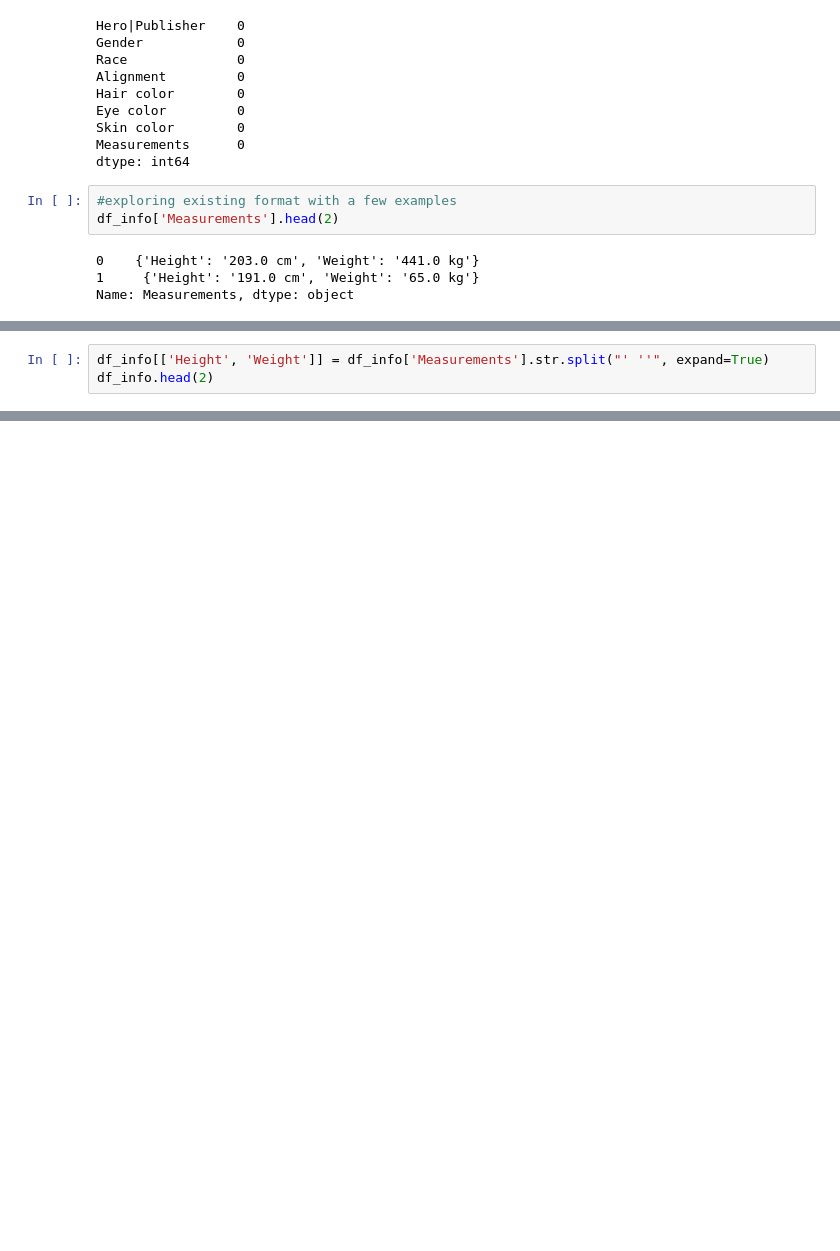
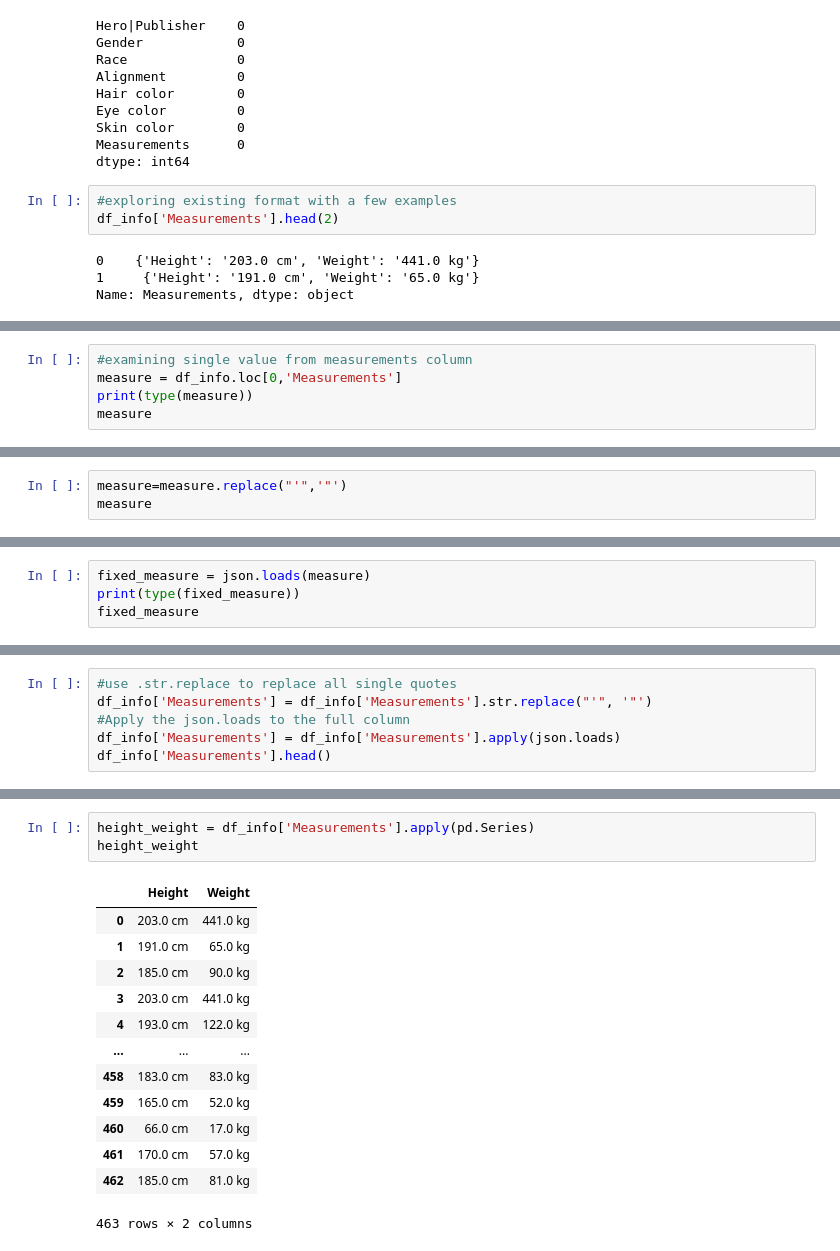
Before and after one commit to thejustinfields/applying_advanced-transformations, a Jupyter notebook: applying-advanced-tranformations.ipynb, the cells around one changed output, grey strips where cells are left out. Drawn from its saved outputs; the diff is of its cells as text; blank space fills up the shorter version.

```diff
--- a/applying-advanced-tranformations.ipynb
+++ b/applying-advanced-tranformations.ipynb
@@ -55,4 +56,6 @@ df_info['Measurements'].str.split(', ', expand=True)
 # %%
-df_info[['Height', 'Weight']] = df_info['Measurements'].str.split("' ''", expand=True)
-df_info.head(2)
+#examining single value from measurements column
+measure = df_info.loc[0,'Measurements']
+print(type(measure))
+measure
 # %% [output]
@@ -59,0 +64,3 @@ ValueError: Columns must be same length as key
+# %%
+measure=measure.replace("'",'"')
+measure
@@ -59,0 +69,4 @@ ValueError: Columns must be same length as key
+# %%
+fixed_measure = json.loads(measure)
+print(type(fixed_measure))
+fixed_measure
@@ -59,0 +76,6 @@ ValueError: Columns must be same length as key
+# %%
+#use .str.replace to replace all single quotes
+df_info['Measurements'] = df_info['Measurements'].str.replace("'", '"')
+#Apply the json.loads to the full column
+df_info['Measurements'] = df_info['Measurements'].apply(json.loads)
+df_info['Measurements'].head()
@@ -59,0 +97,17 @@ ValueError: Columns must be same length as key
+# %%
+height_weight = df_info['Measurements'].apply(pd.Series)
+height_weight
+# %% [output]
+|  | Height | Weight |
+| 0 | 203.0 cm | 441.0 kg |
+| 1 | 191.0 cm | 65.0 kg |
+| 2 | 185.0 cm | 90.0 kg |
+| 3 | 203.0 cm | 441.0 kg |
+| 4 | 193.0 cm | 122.0 kg |
+| ... | ... | ... |
+| 458 | 183.0 cm | 83.0 kg |
+| 459 | 165.0 cm | 52.0 kg |
+| 460 | 66.0 cm | 17.0 kg |
+| 461 | 170.0 cm | 57.0 kg |
+| 462 | 185.0 cm | 81.0 kg |
+463 rows × 2 columns
```
Also changed, not shown: parts of 23 cells of this notebook, 1 other file.
